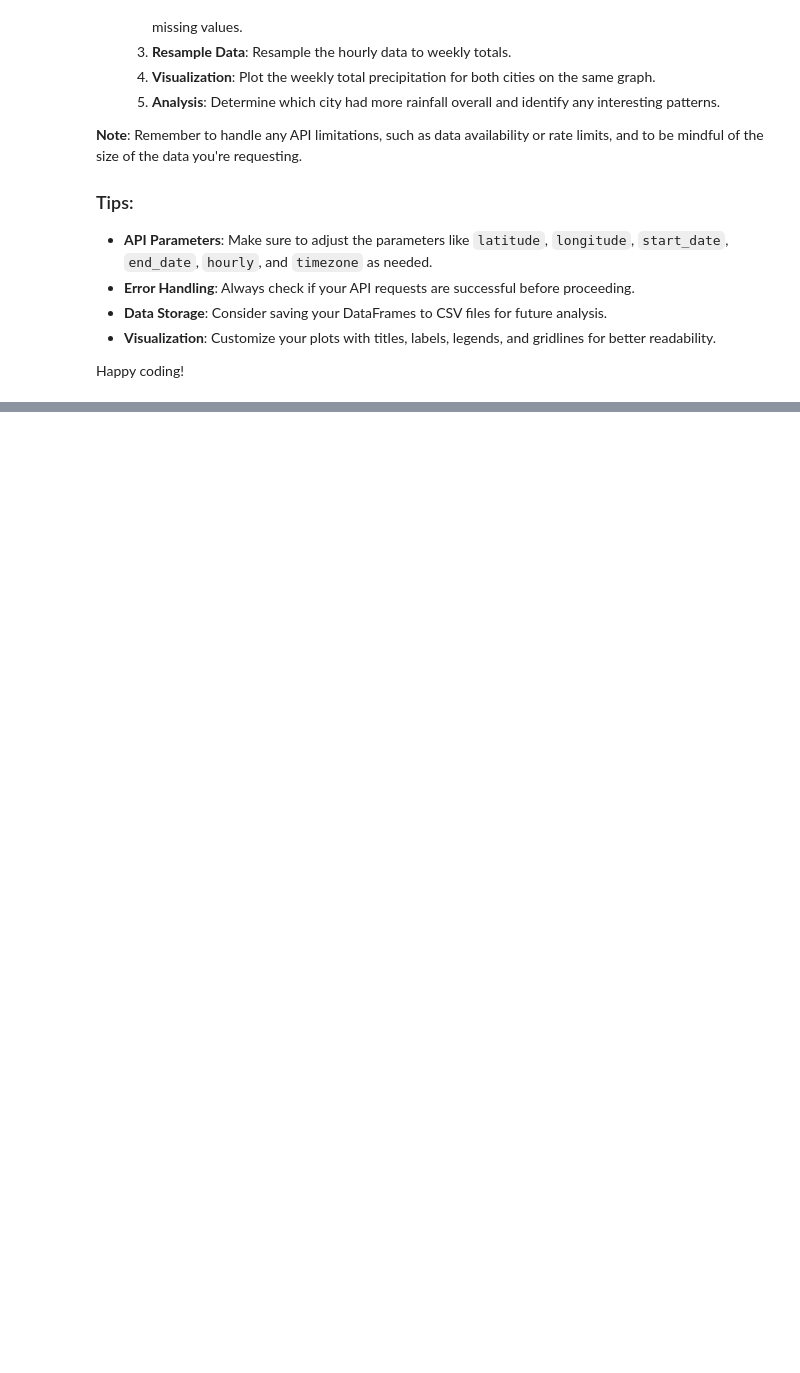
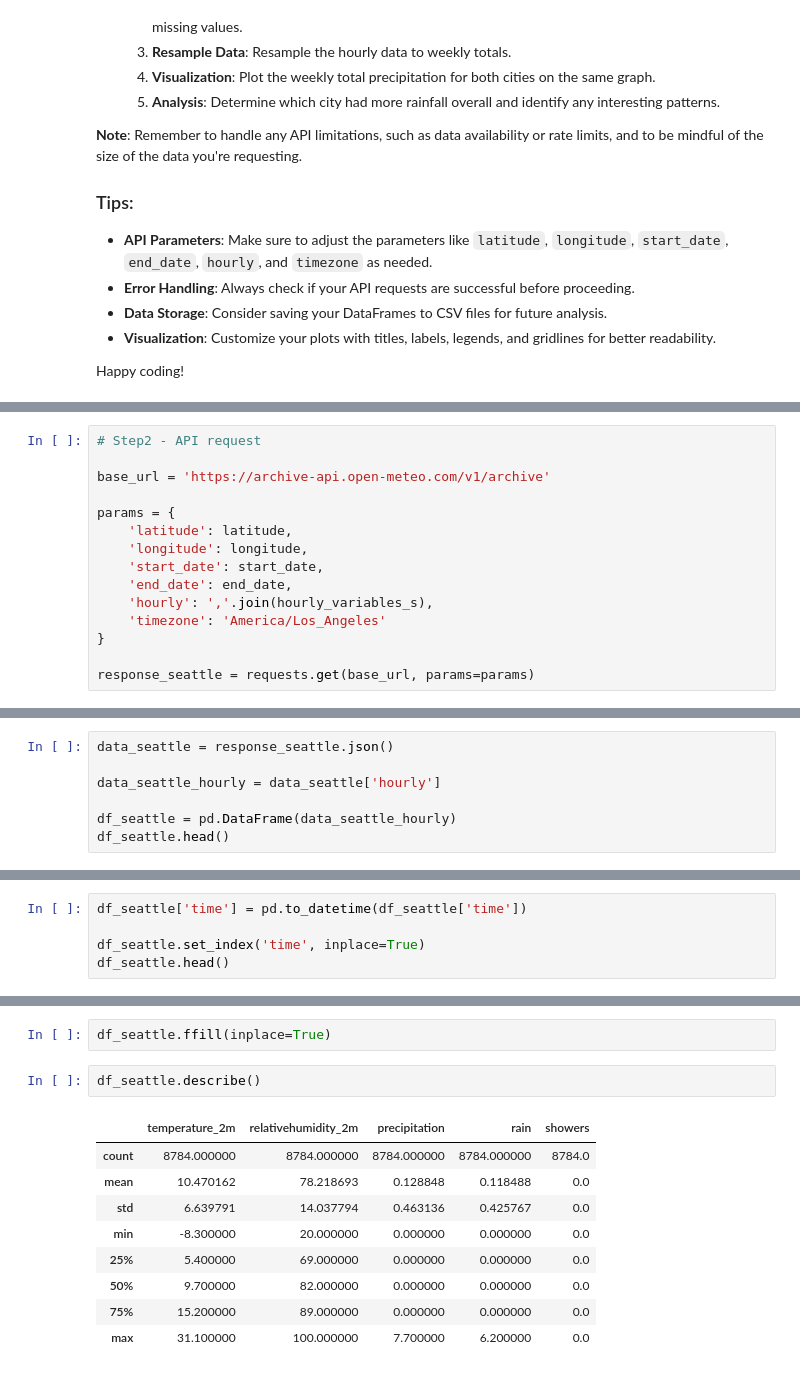
Before and after one commit to nishamizh/api-Open-Meteo, a Jupyter notebook: api_data_wrangling.ipynb, the cells around one changed output, grey strips where cells are left out. Cells and saved outputs as stored; diff of their text form; blank space fills up the shorter version.

```diff
--- a/api_data_wrangling.ipynb
+++ b/api_data_wrangling.ipynb
@@ -317,0 +465,15 @@ Happy coding!
+# %%
+# Step2 - API request
+
+base_url = 'https://archive-api.open-meteo.com/v1/archive'
+
+params = {
+    'latitude': latitude,
+    'longitude': longitude,
+    'start_date': start_date,
+    'end_date': end_date,
+    'hourly': ','.join(hourly_variables_s),
+    'timezone': 'America/Los_Angeles'
+}
+
+response_seattle = requests.get(base_url, params=params)
@@ -317,0 +487,7 @@ Happy coding!
+# %%
+data_seattle = response_seattle.json()
+
+data_seattle_hourly = data_seattle['hourly']
+
+df_seattle = pd.DataFrame(data_seattle_hourly)
+df_seattle.head()
@@ -317,0 +501,5 @@ Happy coding!
+# %%
+df_seattle['time'] = pd.to_datetime(df_seattle['time'])
+
+df_seattle.set_index('time', inplace=True)
+df_seattle.head()
@@ -317,0 +523,14 @@ Happy coding!
+# %%
+df_seattle.ffill(inplace=True)
+# %%
+df_seattle.describe()
+# %% [output]
+|  | temperature_2m | relativehumidity_2m | precipitation | rain | showers |
+| count | 8784.000000 | 8784.000000 | 8784.000000 | 8784.000000 | 8784.0 |
+| mean | 10.470162 | 78.218693 | 0.128848 | 0.118488 | 0.0 |
+| std | 6.639791 | 14.037794 | 0.463136 | 0.425767 | 0.0 |
+| min | -8.300000 | 20.000000 | 0.000000 | 0.000000 | 0.0 |
+| 25% | 5.400000 | 69.000000 | 0.000000 | 0.000000 | 0.0 |
+| 50% | 9.700000 | 82.000000 | 0.000000 | 0.000000 | 0.0 |
+| 75% | 15.200000 | 89.000000 | 0.000000 | 0.000000 | 0.0 |
+| max | 31.100000 | 100.000000 | 7.700000 | 6.200000 | 0.0 |
```
Also changed, not shown: parts of 29 cells of this notebook.
